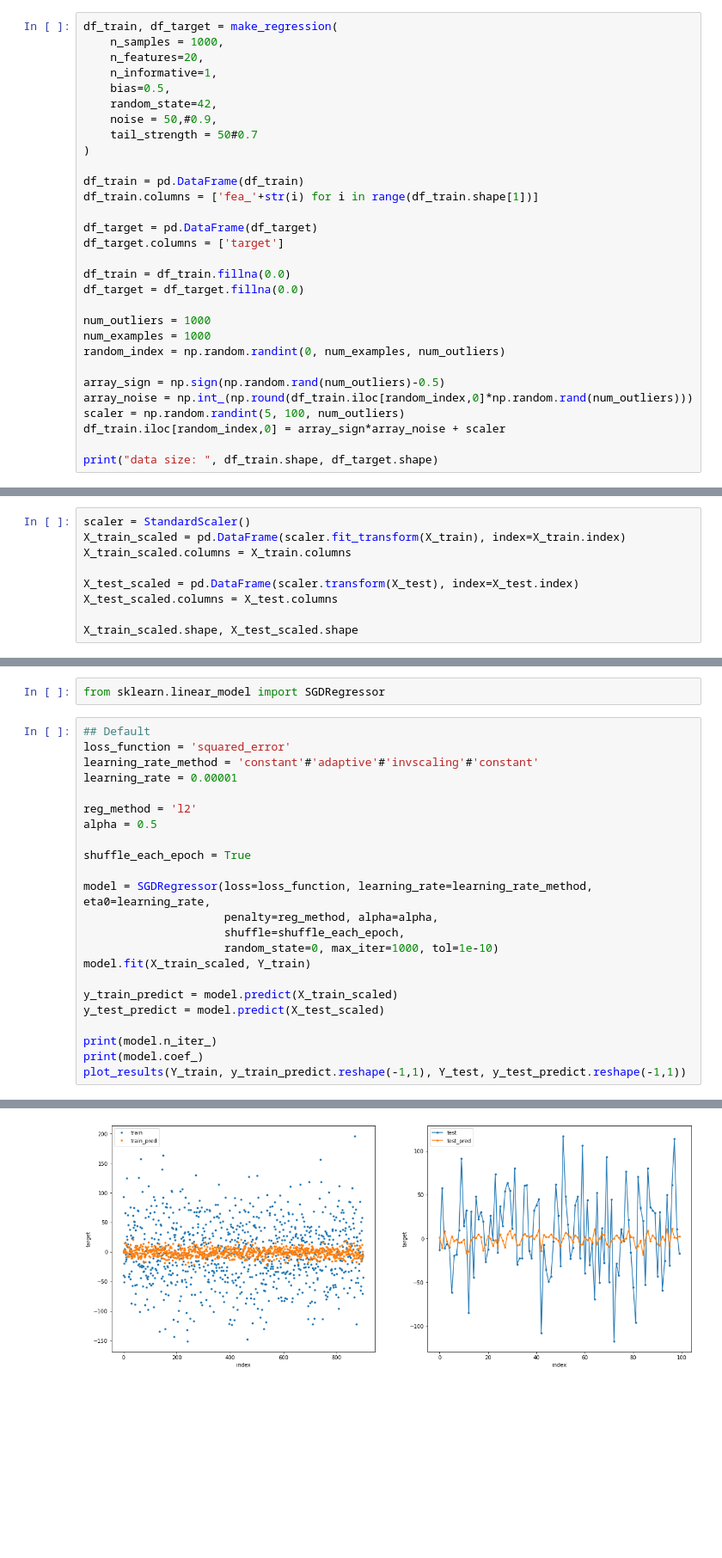
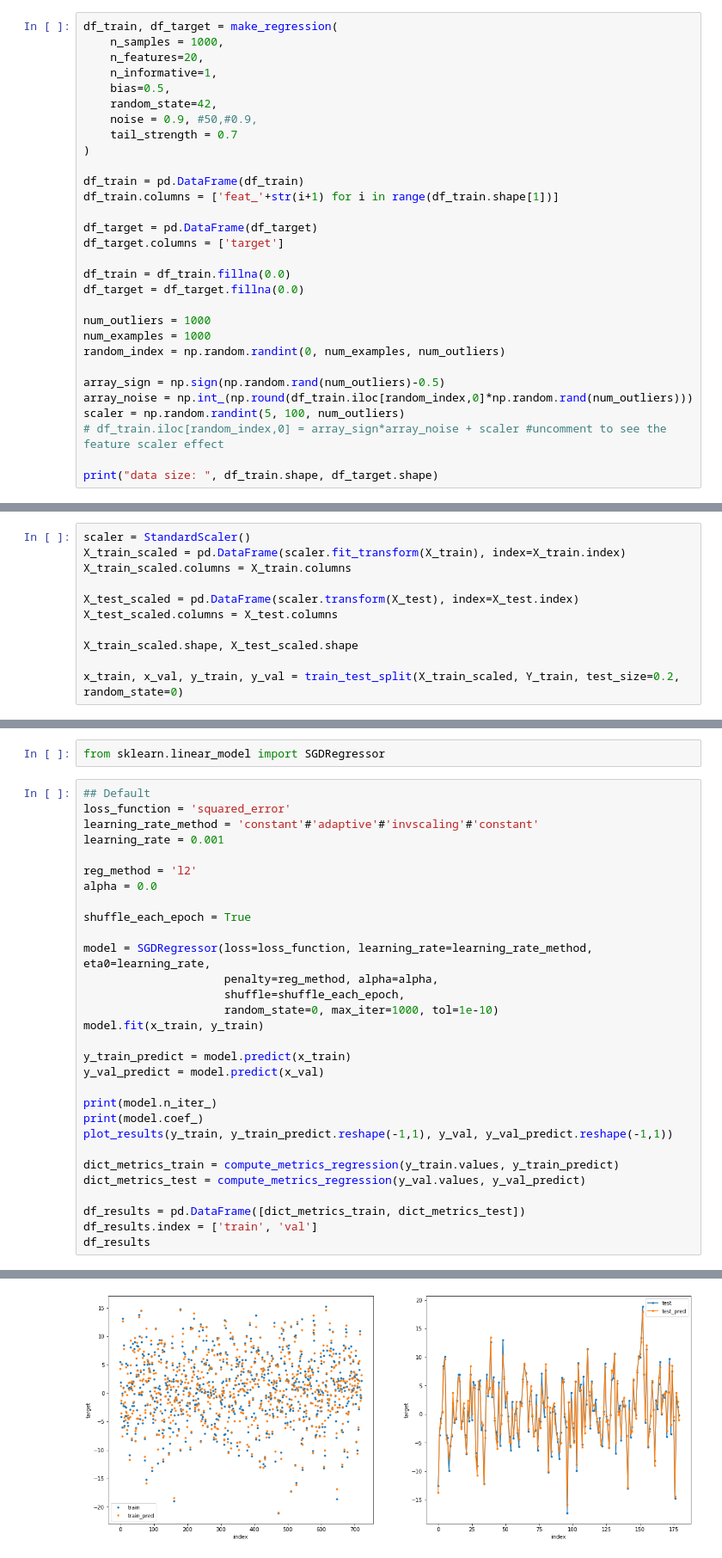
Before and after one commit to jroccal/machine_learning_fundamentals, a Jupyter notebook: notebooks/Linear_regression_examples.ipynb, the cells around one changed output, grey strips where cells are left out. Shown: that part at 86% size. Saved outputs shown, nothing was run; the diff lists cells and outputs as text; blank space fills up the shorter version.

```diff
--- a/notebooks/Linear_regression_examples.ipynb
+++ b/notebooks/Linear_regression_examples.ipynb
@@ -74,12 +71,12 @@ df_train, df_target = make_regression(
     n_informative=1,
     bias=0.5,
     random_state=42,
-    noise = 50,#0.9,
-    tail_strength = 50#0.7
+    noise = 0.9, #50,#0.9,
+    tail_strength = 0.7
 )
 
 df_train = pd.DataFrame(df_train)
-df_train.columns = ['fea_'+str(i) for i in range(df_train.shape[1])]
+df_train.columns = ['feat_'+str(i+1) for i in range(df_train.shape[1])]
 
 df_target = pd.DataFrame(df_target)
 df_target.columns = ['target']
@@ -94,7 +91,7 @@ random_index = np.random.randint(0, num_examples, num_outliers)
 array_sign = np.sign(np.random.rand(num_outliers)-0.5)
 array_noise = np.int_(np.round(df_train.iloc[random_index,0]*np.random.rand(num_outliers)))
 scaler = np.random.randint(5, 100, num_outliers)
-df_train.iloc[random_index,0] = array_sign*array_noise + scaler
+# df_train.iloc[random_index,0] = array_sign*array_noise + scaler #uncomment to see the feature scaler effect
 
 print("data size: ", df_train.shape, df_target.shape)
 # %% [output]
@@ -166,3 +163,5 @@ X_test_scaled = pd.DataFrame(scaler.transform(X_test), index=X_test.index)
 X_test_scaled.columns = X_test.columns
 
 X_train_scaled.shape, X_test_scaled.shape
+
+x_train, x_val, y_train, y_val = train_test_split(X_train_scaled, Y_train, test_size=0.2, random_state=0)
@@ -272,10 +294,10 @@ from sklearn.linear_model import SGDRegressor
 ## Default
 loss_function = 'squared_error'
 learning_rate_method = 'constant'#'adaptive'#'invscaling'#'constant'
-learning_rate = 0.00001
+learning_rate = 0.001
 
 reg_method = 'l2'
-alpha = 0.5
+alpha = 0.0
 
 shuffle_each_epoch = True
 
@@ -283,12 +305,19 @@ model = SGDRegressor(loss=loss_function, learning_rate=learning_rate_method, eta
                      penalty=reg_method, alpha=alpha,
                      shuffle=shuffle_each_epoch,
                      random_state=0, max_iter=1000, tol=1e-10)
-model.fit(X_train_scaled, Y_train)
+model.fit(x_train, y_train)
 
-y_train_predict = model.predict(X_train_scaled)
-y_test_predict = model.predict(X_test_scaled)
+y_train_predict = model.predict(x_train)
+y_val_predict = model.predict(x_val)
 
 print(model.n_iter_)
 print(model.coef_)
-plot_results(Y_train, y_train_predict.reshape(-1,1), Y_test, y_test_predict.reshape(-1,1))
+plot_results(y_train, y_train_predict.reshape(-1,1), y_val, y_val_predict.reshape(-1,1))
+
+dict_metrics_train = compute_metrics_regression(y_train.values, y_train_predict)
+dict_metrics_test = compute_metrics_regression(y_val.values, y_val_predict)
+
+df_results = pd.DataFrame([dict_metrics_train, dict_metrics_test])
+df_results.index = ['train', 'val']
+df_results
 # %% [output]
@@ -300 +333 @@ plot_results(Y_train, y_train_predict.reshape(-1,1), Y_test, y_test_predict.resh
-[figure, old version]
+[figure, new version]
```
Also changed, not shown: parts of 17 cells of this notebook.
